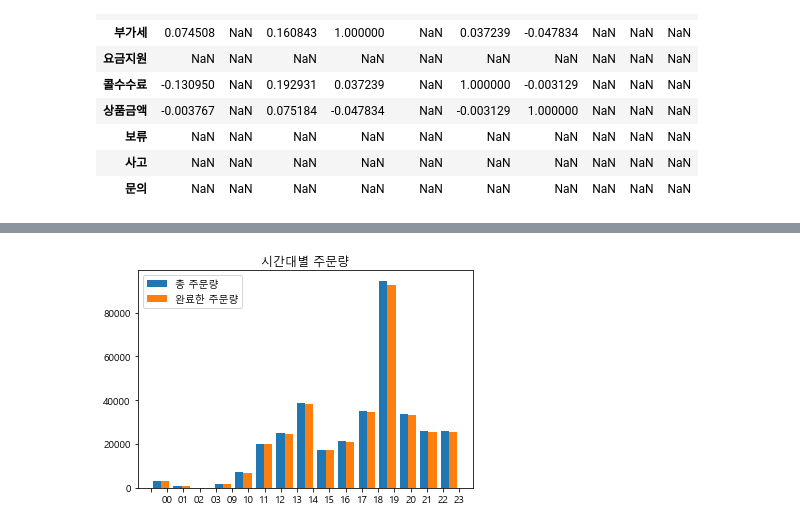
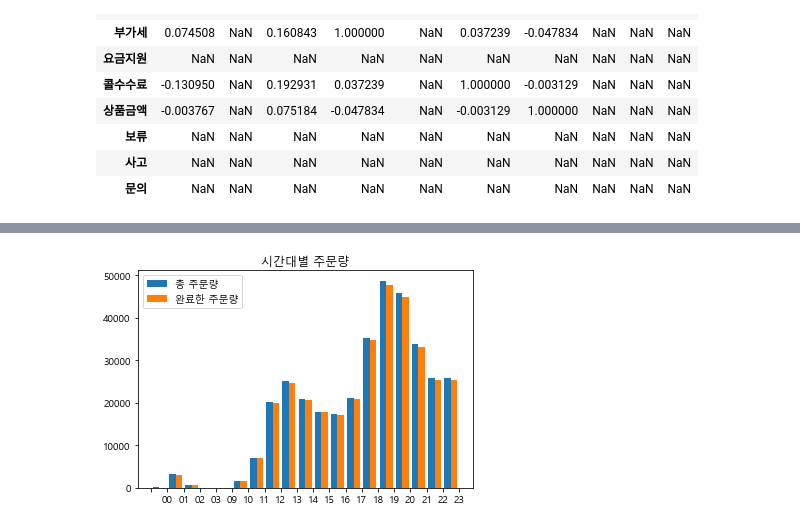
Before and after one commit to ethan528/BBS_Optimal_Position, a Jupyter notebook: EDA.ipynb, the cells around one changed output, grey strips where cells are left out. Cells and saved outputs as stored; diff of their text form; code cells hidden in the pictures.

```diff
--- a/EDA.ipynb
+++ b/EDA.ipynb
@@ -234,7 +240,7 @@ Unnamed: 3     67495
 외부연동번호         91663
 dtype: int64
 # %%
-df1 = df[df['완료'].notnull()]
+df1 = df[(df['완료'].notnull()) & (df['픽업'].notnull()) & (df['취소'].isna())]
 df1.describe()
 # %% [output]
 |  | 업무일자 | 구분 | 배달요금 | 부가세 | 요금지원 | 콜수수료 | 상품금액 | 보류 | 사고 | 문의 |
@@ -273,14 +301,14 @@ plt.show()
 # %%
 all_time_list = select_time(df['접수'])
 time_list = select_time(df1['접수'])
 
-hist = plt.hist((all_time_list, time_list), bins=17,
+hist = plt.hist((all_time_list, time_list), bins=19,
 label=('총 주문량', '완료한 주문량'))
 plt.title('시간대별 주문량')
 plt.legend()
 plt.show()
 # %% [output]
-[figure, old version]
+[figure, new version]
 # %%
 second = trans_second(df1['완료'], df1['픽업'])
 max_time = trans_time(max(second))
```
Also changed, not shown: parts of 11 cells of this notebook, 3 other files.
